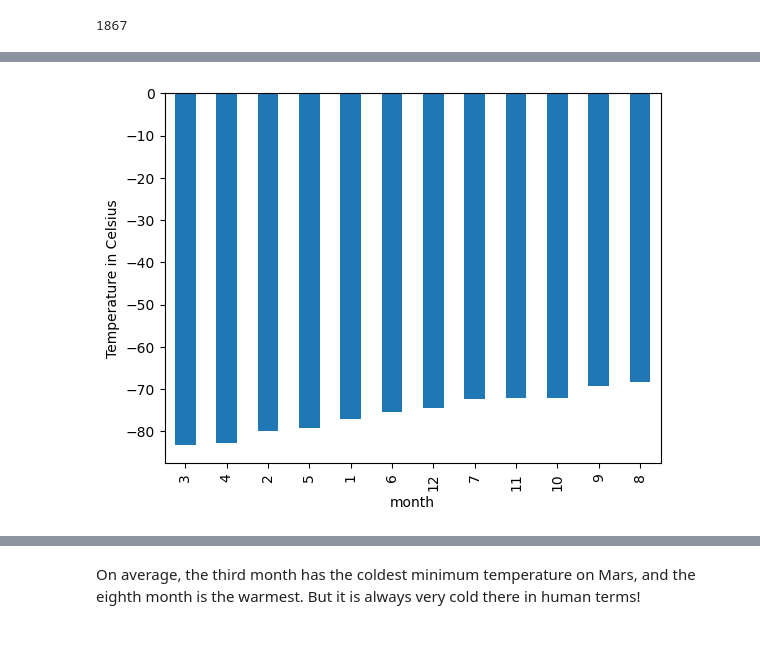
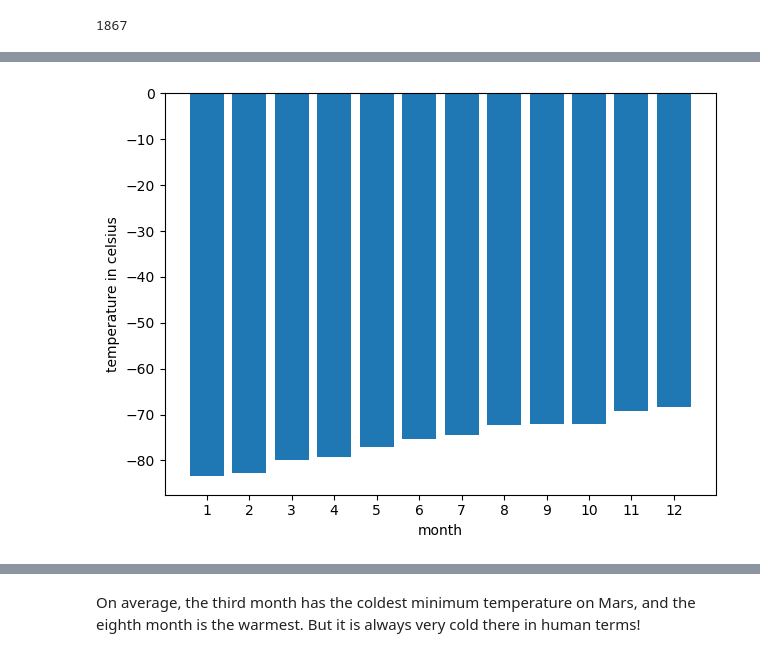
Before and after one commit to smmr89/web-scraping-challenge, a Jupyter notebook: part_2_mars_weather.ipynb, the cells around one changed output, grey strips where cells are left out. Saved outputs shown, nothing was run; the diff lists cells and outputs as text; code cells hidden in the pictures.

```diff
--- a/part_2_mars_weather.ipynb
+++ b/part_2_mars_weather.ipynb
@@ -141,4 +141,6 @@ Analyze your dataset by using Pandas functions to answer the following questions
     * Visually estimate the result by plotting the daily minimum temperature.
 # %%
 # 1. How many months are there on Mars?
+months = df.groupby("month").count()["id"]
+months
 # %% [output]
@@ -162,5 +183,7 @@ Name: month, dtype: int64
 # %%
 # 3. What is the average low temperature by month?
+temp = df.groupby("month").mean()["min_temp"]
+temp
 # %% [output]
 month
 1    -77.160920
@@ -183,6 +212,13 @@ Name: min_temp, dtype: float64
 # %%
 # Identify the coldest and hottest months in Curiosity's location
+temp_asc = temp.sort_values()
+plt.bar(months.index,temp_asc)
+plt.xticks(months.index)
+plt.xlabel('month')
+plt.ylabel('temperature in celsius')
+plt.tight_layout()
+plt.show()
 # %% [output]
-[figure, old version]
+[figure, new version]
 # %%
 # 4. Average pressure by Martian month
```
Also changed, not shown: parts of 11 cells of this notebook, 1 other file.
